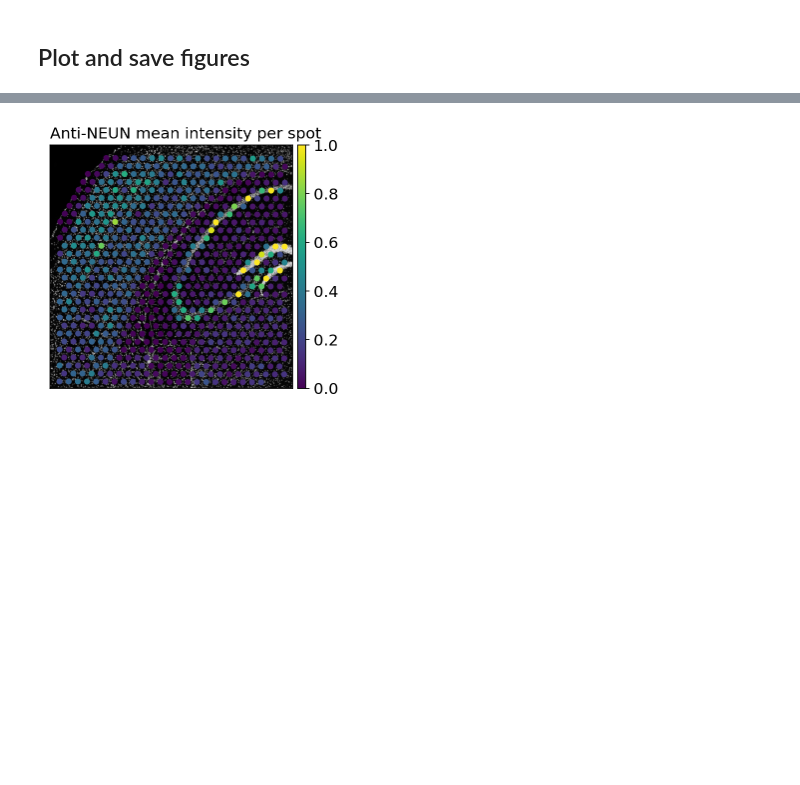
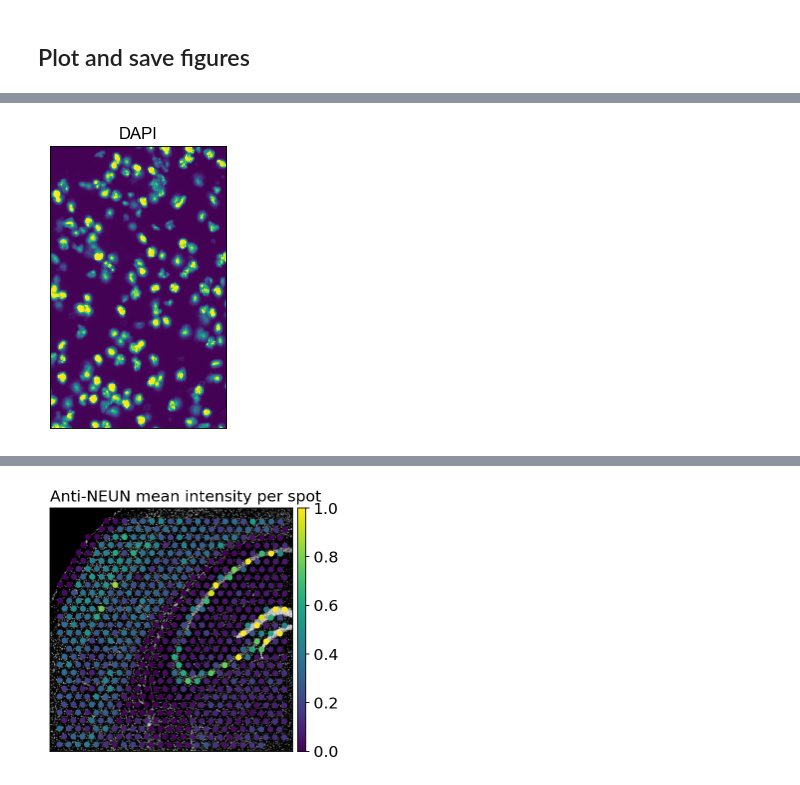
Before and after one commit to theislab/squidpy_reproducibility, a Jupyter notebook: notebooks/image_figures/fluo_image_analysis.ipynb, the cells around one changed output, grey strips where cells are left out. Cells and saved outputs as stored; diff of their text form; code cells hidden in the pictures; blank space fills up the shorter version.

```diff
--- a/notebooks/image_figures/fluo_image_analysis.ipynb
+++ b/notebooks/image_figures/fluo_image_analysis.ipynb
@@ -80,0 +119,11 @@ inset_sx = 500
+# %%
+# save segmentation image (inset only)
+a = plt.imshow(img['image'][inset_y:inset_y+inset_sy,inset_x:inset_x+inset_sx,0,0]/65536, interpolation='none')
+plt.grid(False)
+plt.gca().set_xticks([])
+plt.gca().set_yticks([])
+plt.tight_layout()
+plt.title('DAPI', fontdict={'fontsize':15})
+plt.savefig('figures/fluo/fluo_image_dapi.png', dpi=300, bbox_inches='tight')
+# %% [output]
+[figure, added]
```
Also changed, not shown: parts of 12 cells of this notebook, 12 other files.
